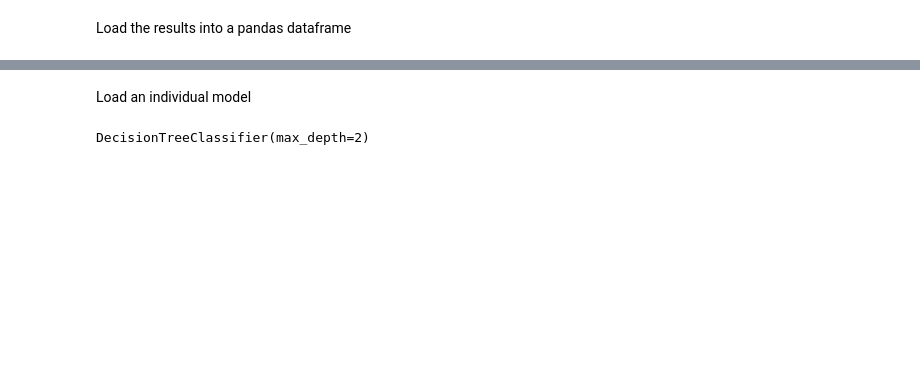
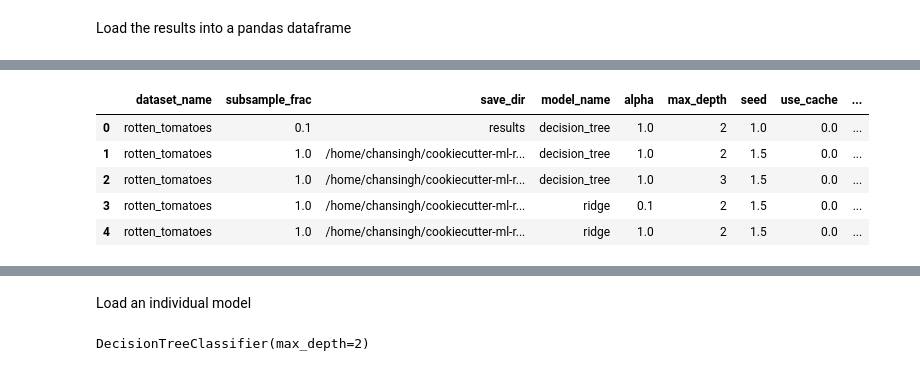
Before and after one commit to csinva/cookiecutter-ml-research, a Jupyter notebook: notebooks/01_model_results.ipynb, the cells around one changed output, grey strips where cells are left out. Cells and saved outputs as stored; diff of their text form; code cells hidden in the pictures; blank space fills up the shorter version.

```diff
--- a/notebooks/01_model_results.ipynb
+++ b/notebooks/01_model_results.ipynb
@@ -57,3 +45,20 @@ ravg
+# %%
+# group using these keys when averaging over random seeds
+group_keys = [k for k in notebook_helper.get_main_args_list(fname='01_train_model.py') if not k == 'seed']
+ravg = (
+    r
+    .groupby(by=group_keys)
+    .mean()
+    .reset_index()
+)
+ravg
+# %% [output]
+|  | dataset_name | subsample_frac | save_dir | model_name | alpha | max_depth | seed | use_cache | ... |
+| 0 | rotten_tomatoes | 0.1 | results | decision_tree | 1.0 | 2 | 1.0 | 0.0 | ... |
+| 1 | rotten_tomatoes | 1.0 | /home/chansingh/cookiecutter-ml-r... | decision_tree | 1.0 | 2 | 1.5 | 0.0 | ... |
+| 2 | rotten_tomatoes | 1.0 | /home/chansingh/cookiecutter-ml-r... | decision_tree | 1.0 | 3 | 1.5 | 0.0 | ... |
+| 3 | rotten_tomatoes | 1.0 | /home/chansingh/cookiecutter-ml-r... | ridge | 0.1 | 2 | 1.5 | 0.0 | ... |
+| 4 | rotten_tomatoes | 1.0 | /home/chansingh/cookiecutter-ml-r... | ridge | 1.0 | 2 | 1.5 | 0.0 | ... |
 # %%
 # apply cross validation
 (
```
Also changed, not shown: parts of 5 cells of this notebook, 2 other files.
